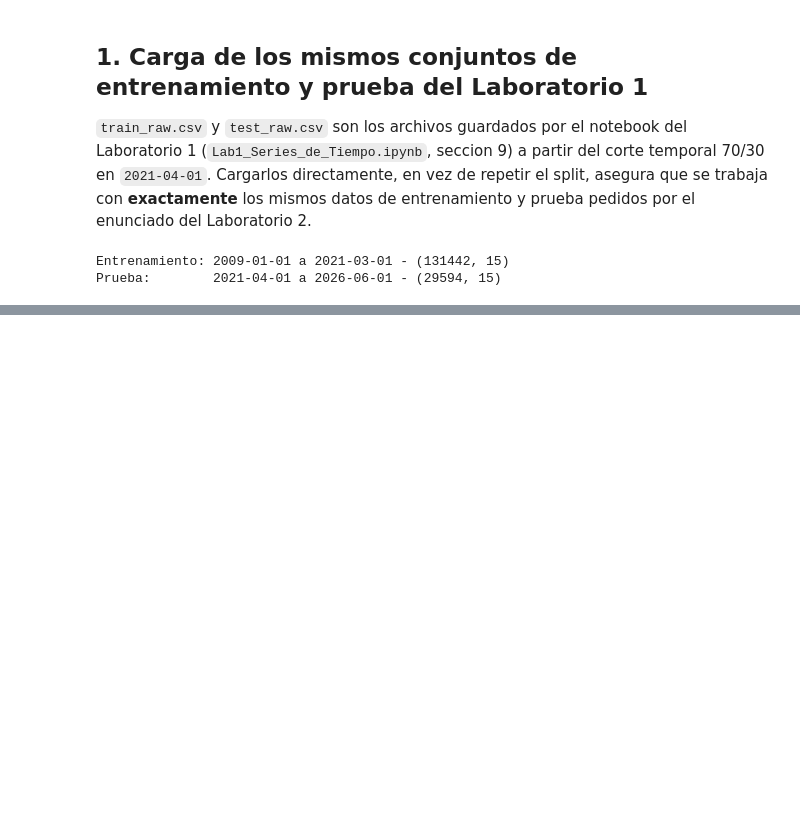
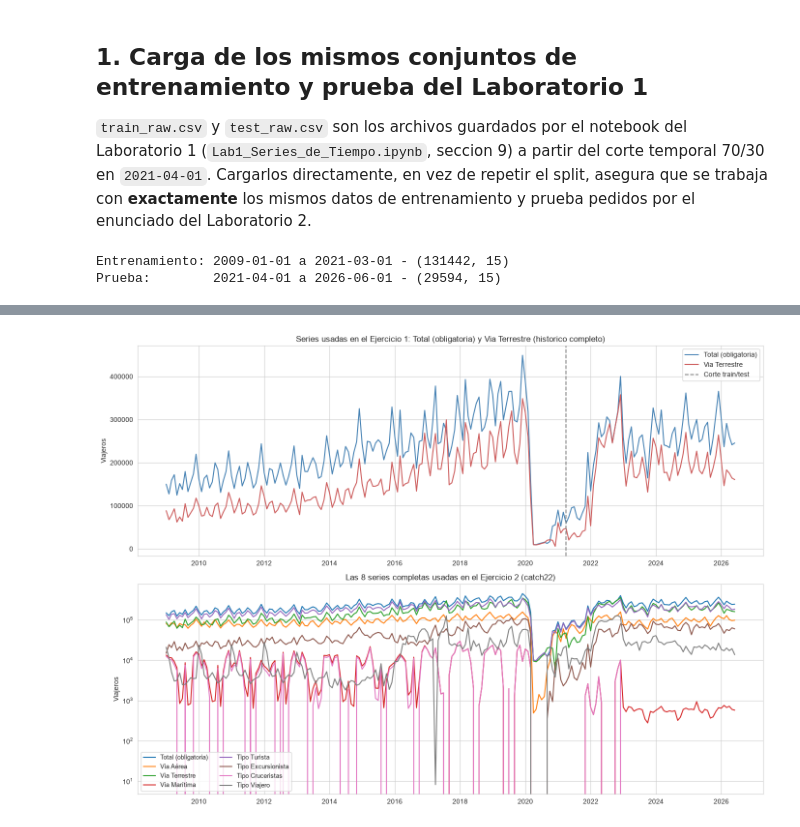
Before and after one commit to DavidDominguez-11/DS-Lab1, a Jupyter notebook: Lab2_Deep_Learning_CC3084.ipynb, the cells around one changed output, grey strips where cells are left out. Drawn from its saved outputs; the diff is of its cells as text; code cells hidden in the pictures; blank space fills up the shorter version.

Commit message:
Reconstruccion de las 8 series de tiempo

```diff
--- a/Lab2_Deep_Learning_CC3084.ipynb
+++ b/Lab2_Deep_Learning_CC3084.ipynb
@@ -52,0 +101,15 @@ Prueba:        2021-04-01 a 2026-06-01 - (29594, 15)
+# %%
+df_completo = pd.concat([train_raw, test_raw], ignore_index=True)
+rango_completo = pd.date_range(df_completo['fecha'].min(), df_completo['fecha'].max(), freq='MS')
+
+series_completas = {}
+filtro_te = df_completo['Tipo de Viajero'].isin(['Turista', 'Excursionista'])
+series_completas['Total (obligatoria)'] = construir_serie(df_completo, filtro_te, rango_completo)
+for via in vias:
+    series_completas[f'Via {via}'] = construir_serie(df_completo, df_completo['Vía'] == via, rango_completo)
+for tipo in tipos:
+    series_completas[f'Tipo {tipo}'] = construir_serie(df_completo, df_completo['Tipo de Viajero'] == tipo, rango_completo)
+
+print(f"Rango completo: {rango_completo.min().date()} a {rango_completo.max().date()} ({len(rango_completo)} meses)\n")
+for nombre, s in series_completas.items():
+    print(f"{nombre:22s}: {len(s)} meses, ceros={int((s==0).sum())}, media={s.mean():,.0f}, max={s.max():,.0f}")
@@ -52,0 +127,23 @@ Prueba:        2021-04-01 a 2026-06-01 - (29594, 15)
+# %%
+fig, axes = plt.subplots(2, 1, figsize=(14, 10))
+
+axes[0].plot(series_completas['Total (obligatoria)'].index, series_completas['Total (obligatoria)'].values,
+             color='steelblue', label='Total (obligatoria)')
+axes[0].plot(series_completas['Via Terrestre'].index, series_completas['Via Terrestre'].values,
+             color='indianred', label='Via Terrestre')
+axes[0].axvline(series_test['Total (obligatoria)'].index.min(), color='gray', linestyle='--', label='Corte train/test')
+axes[0].set_title('Series usadas en el Ejercicio 1: Total (obligatoria) y Via Terrestre (historico completo)')
+axes[0].set_ylabel('Viajeros')
+axes[0].legend()
+
+for nombre, s in series_completas.items():
+    axes[1].plot(s.index, s.values, label=nombre)
+axes[1].set_title('Las 8 series completas usadas en el Ejercicio 2 (catch22)')
+axes[1].set_ylabel('Viajeros')
+axes[1].set_yscale('log')
+axes[1].legend(ncol=2, fontsize=9)
+
+plt.tight_layout()
+plt.show()
+# %% [output]
+[figure, added]
```
Also changed, not shown: parts of 3 cells of this notebook, 1 other file.
